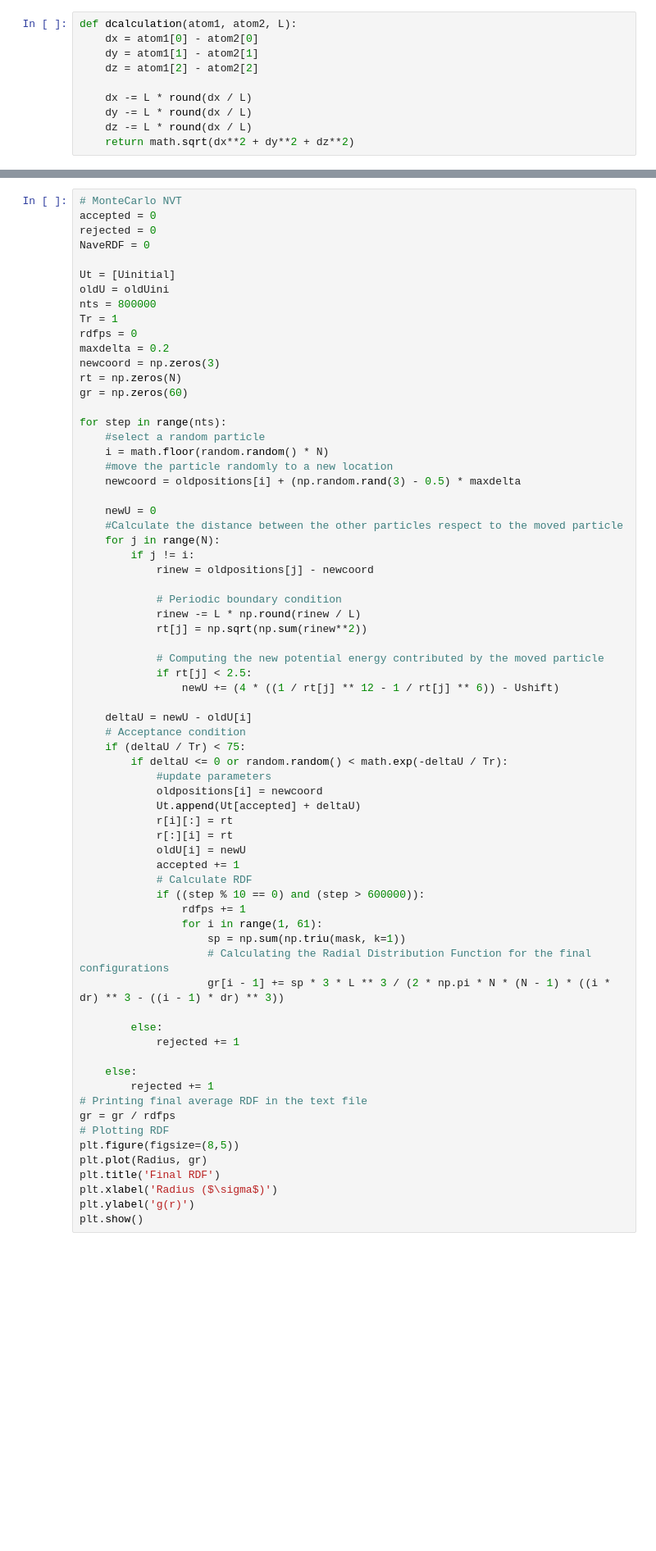
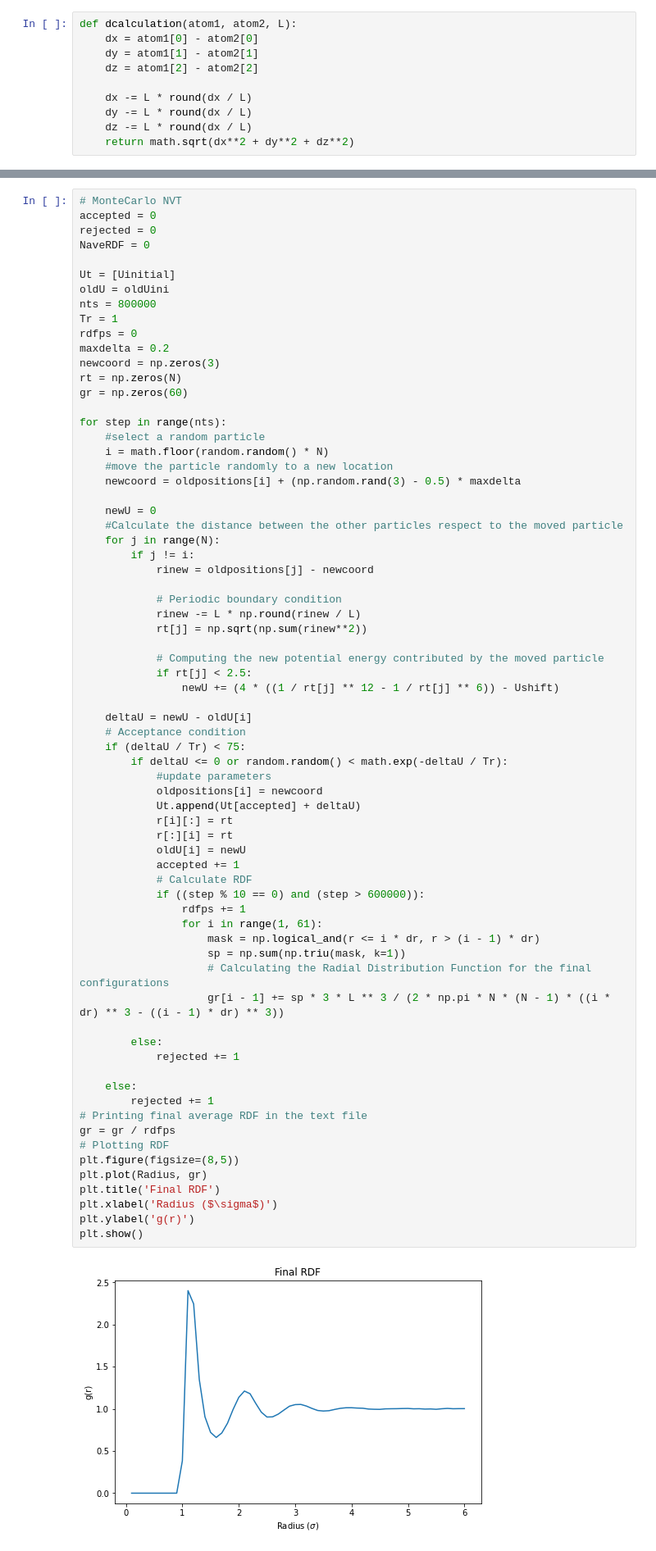
Before and after one commit to moeinhajian/Monte-Carlo-NVT, a Jupyter notebook: MC-NVT.ipynb, the cells around one changed output, grey strips where cells are left out. Shown: that part at 82% size. Drawn from its saved outputs; the diff is of its cells as text; blank space fills up the shorter version.

```diff
--- a/MC-NVT.ipynb
+++ b/MC-NVT.ipynb
@@ -130,31 +130,34 @@ for step in range(nts):
         if deltaU <= 0 or random.random() < math.exp(-deltaU / Tr):
             #update parameters
             oldpositions[i] = newcoord
             Ut.append(Ut[accepted] + deltaU)
             r[i][:] = rt
             r[:][i] = rt
             oldU[i] = newU
             accepted += 1
             # Calculate RDF
             if ((step % 10 == 0) and (step > 600000)):
                 rdfps += 1
                 for i in range(1, 61):
+                    mask = np.logical_and(r <= i * dr, r > (i - 1) * dr)
                     sp = np.sum(np.triu(mask, k=1))
                     # Calculating the Radial Distribution Function for the final configurations
                     gr[i - 1] += sp * 3 * L ** 3 / (2 * np.pi * N * (N - 1) * ((i * dr) ** 3 - ((i - 1) * dr) ** 3))
 
         else:
             rejected += 1
 
     else:
         rejected += 1
 # Printing final average RDF in the text file
 gr = gr / rdfps
 # Plotting RDF
 plt.figure(figsize=(8,5))
 plt.plot(Radius, gr)
 plt.title('Final RDF')
 plt.xlabel('Radius ($\sigma$)')
 plt.ylabel('g(r)')
 plt.show()
+# %% [output]
+[figure, added]
 # %%
```
Also changed, not shown: parts of 1 cell of this notebook.
